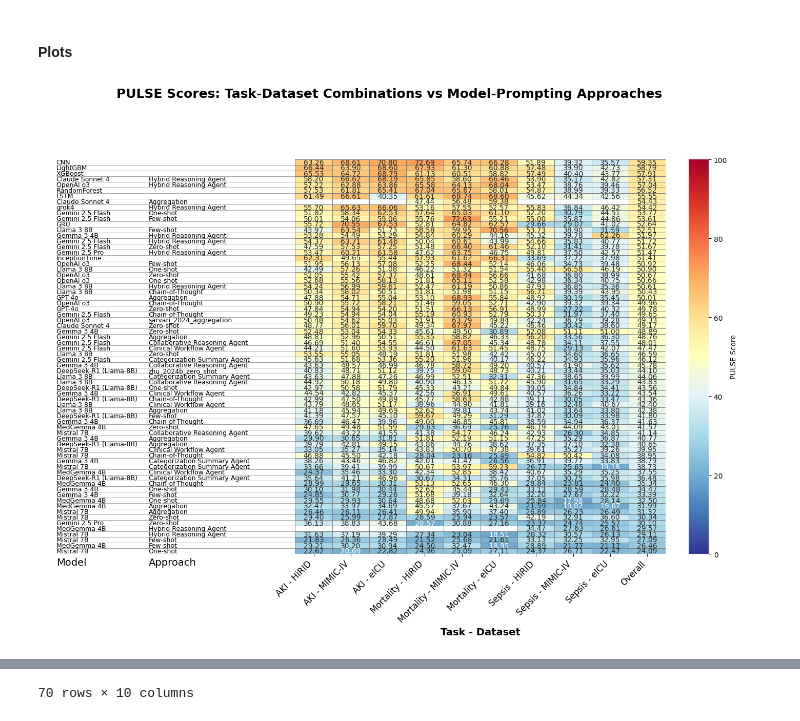
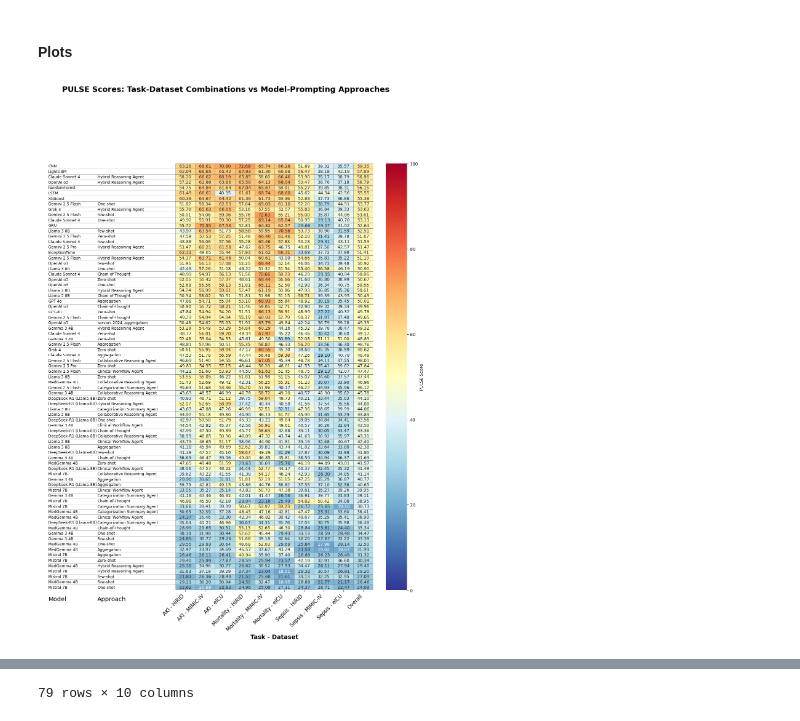
Before and after one commit to j4nberner/pulse, a Jupyter notebook: evaluation_notebooks/pulse_benchmark_evaluation.ipynb, the cells around one changed output, grey strips where cells are left out. Saved outputs shown, nothing was run; the diff lists cells and outputs as text; code cells hidden in the pictures.

```diff
--- a/evaluation_notebooks/pulse_benchmark_evaluation.ipynb
+++ b/evaluation_notebooks/pulse_benchmark_evaluation.ipynb
@@ -119,0 +72,22 @@ Saved 9 result entries to C:\Users\janbe\Documents\GitHub Repos\pulse\output_to_
+# %%
+model_list = os.listdir(results_dir)
+for model in model_list:
+    if model == "llms" or model == "results_output":
+        continue
+
+
+    print(f"Processing {model}...")
+    cat_files = ModelAnalyzer.categorize_files(
+        [os.path.join(results_dir, model)],
+        verbose=False,
+    )
+
+    df_mdata = LLMAnalyzer.load_metadata(cat_files["metadata_files"])
+    df_mdata = ModelAnalyzer.expand_full_dataset(df_mdata)
+
+    # Strip "Model" from model_name and save as model_id
+    df_mdata["model_id"] = (
+        df_mdata["model_name"].str.replace("Model", "", regex=False).str.strip()
+    )
+    model_id = df_mdata["model_id"].unique()[0]
+    result_dict[model_id] = {"score": None, "mdata": df_mdata}
@@ -138 +175,21 @@ llm_model_list
+# %%
+def calculate_cost_per_sample(df_mdata, input_cost, output_cost):
+    """
+    Calculate the cost per sample based on the model's metadata.
+    """
+    avg_input_tokens = df_mdata["Input Tokens"].mean()
+    avg_output_tokens = df_mdata["Output Tokens"].mean()
+    avg_reasoning_tokens = (
+        df_mdata["Thinking Tokens"].mean()
+        if "reasoning_tokens" in df_mdata.columns or "Thinking Tokens" in df_mdata.columns
+        else 0
+    )
+
+    cost_per_sample = (
+        avg_input_tokens * input_cost
+        + avg_output_tokens * output_cost
+        + avg_reasoning_tokens * output_cost
+    ) / 10**6
+
+    return cost_per_sample
 # %%
@@ -415,9 +500,9 @@ def create_results_heatmap(df, score_column="pulse_score", figsize=(16, 10), sav
 
     return matrix
 # %%
-create_results_heatmap(results_df, figsize=(18,10), save_path="plots/pulse_score_heatmap.png")
+create_results_heatmap(results_df, figsize=(16,18), save_path="plots/pulse_score_heatmap.png")
 # %% [output]
-[figure, old version]
+[figure, new version]
 | task_dataset | AKI - HiRID | AKI - MIMIC-IV | AKI - eICU | Mortality - HiRID | Mortality - MIMIC-IV | ... |
 | model_approach |  |  |  |  |  | ... |
 | CNN| | 63.257130 | 68.607830 | 70.804113 | 72.685949 | 65.741794 | ... |
@@ -431,7 +516,7 @@ create_results_heatmap(results_df, figsize=(18,10), save_path="plots/pulse_score
 | Mistral 7B|Few-shot | 21.828946 | 26.355356 | 28.492257 | 21.520259 | 25.676121 | ... |
 | MedGemma 4B|Few-shot | 29.210740 | 30.202893 | 30.942999 | 24.504855 | 32.472776 | ... |
 | Mistral 7B|One-shot | 22.621333 | 20.692313 | 22.824352 | 24.964264 | 25.085008 | ... |
-70 rows × 10 columns
+79 rows × 10 columns
 # %%
 create_results_heatmap(
     results_df,
```
Also changed, not shown: parts of 15 cells of this notebook, 17 other files.
